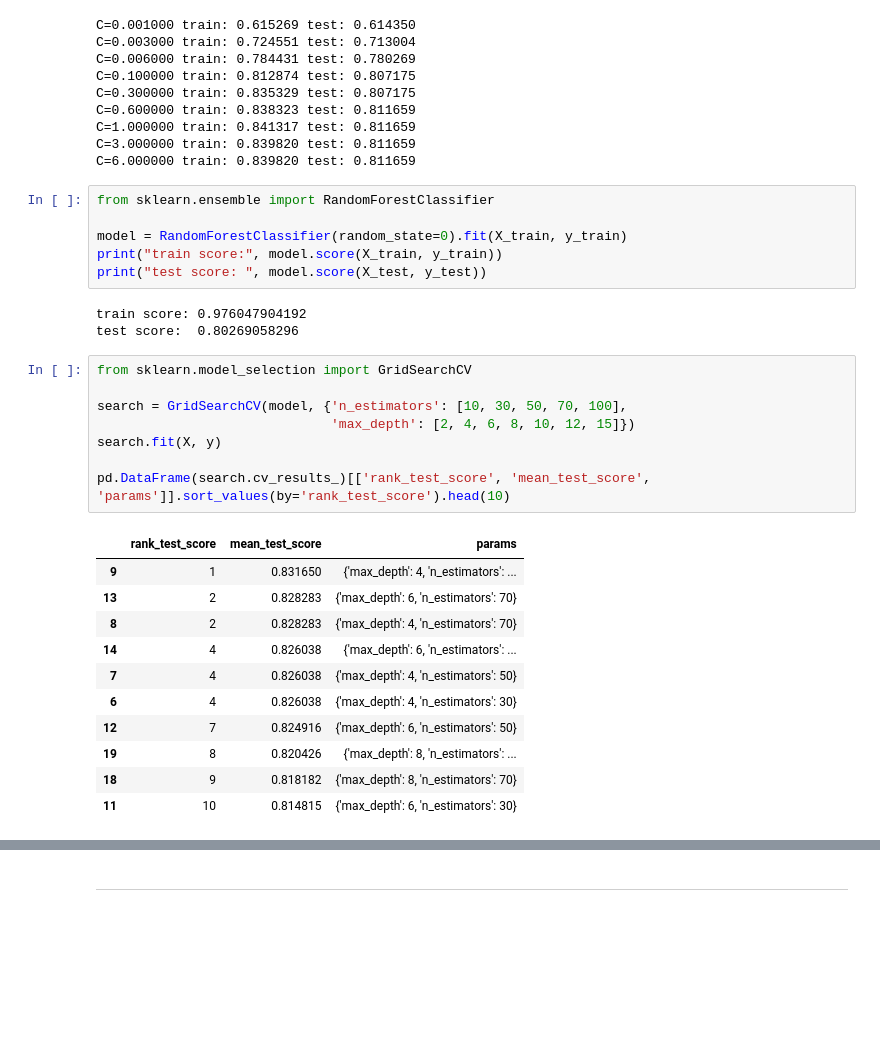
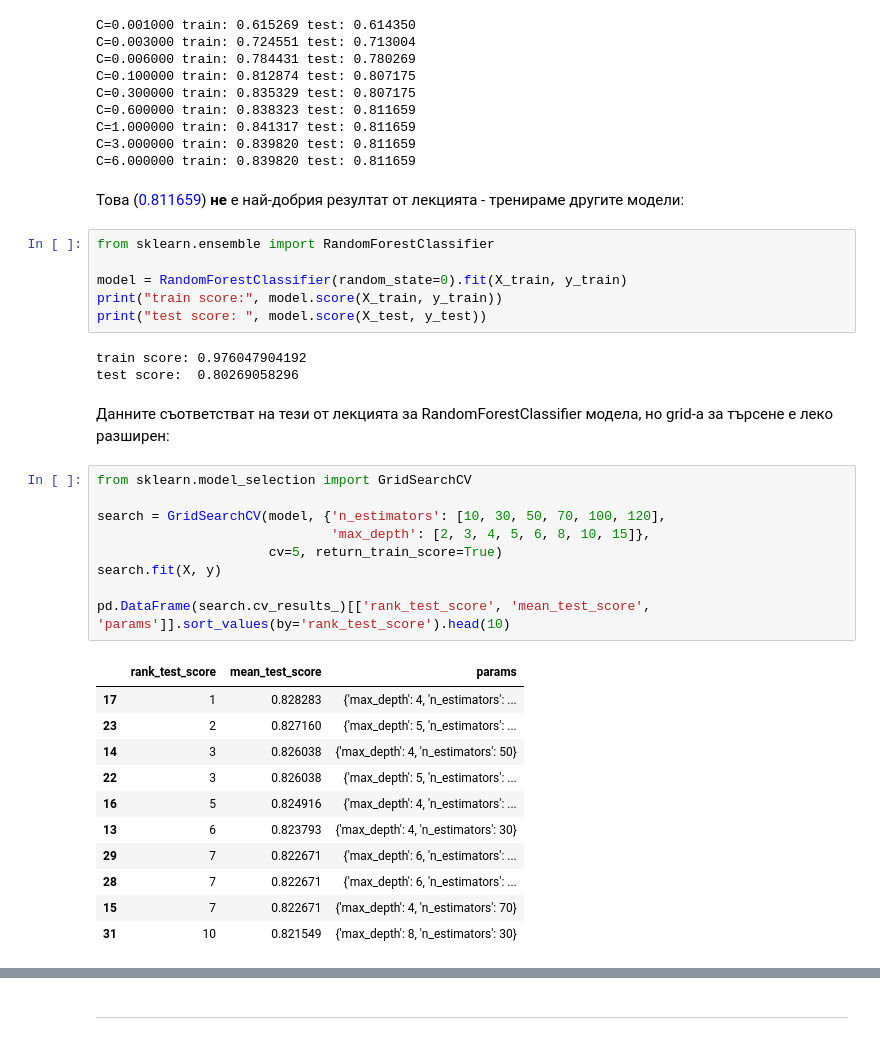
Before and after one commit to bobev18/fmi-ml-hw, a Jupyter notebook: titanic.ipynb, the cells around one changed output, grey strips where cells are left out. Drawn from its saved outputs; the diff is of its cells as text; blank space fills up the shorter version.

Commit message:
on titanic -- adds text explanations; adds few more grid searches on various models; adds manual cross validation score in few places

```diff
--- a/titanic.ipynb
+++ b/titanic.ipynb
@@ -236,6 +154,8 @@ C=0.600000 train: 0.838323 test: 0.811659
 C=1.000000 train: 0.841317 test: 0.811659
 C=3.000000 train: 0.839820 test: 0.811659
 C=6.000000 train: 0.839820 test: 0.811659
+# %% [markdown]
+Това (<span style="color:blue">0.811659</span>) **не** е най-добрия резултат от лекцията - тренираме другите модели:
 # %%
 from sklearn.ensemble import RandomForestClassifier
 
@@ -245,24 +165,27 @@ print("test score: ", model.score(X_test, y_test))
 # %% [output]
 train score: 0.976047904192
 test score:  0.80269058296
+# %% [markdown]
+Данните съответстват на тези от лекцията за RandomForestClassifier модела, но grid-а за търсене е леко разширен:
 # %%
 from sklearn.model_selection import GridSearchCV
 
-search = GridSearchCV(model, {'n_estimators': [10, 30, 50, 70, 100],
-                              'max_depth': [2, 4, 6, 8, 10, 12, 15]})
+search = GridSearchCV(model, {'n_estimators': [10, 30, 50, 70, 100, 120],
+                              'max_depth': [2, 3, 4, 5, 6, 8, 10, 15]},
+                      cv=5, return_train_score=True)
 search.fit(X, y)
 
 pd.DataFrame(search.cv_results_)[['rank_test_score', 'mean_test_score', 'params']].sort_values(by='rank_test_score').head(10)
 # %% [output]
 |  | rank_test_score | mean_test_score | params |
-| 9 | 1 | 0.831650 | {'max_depth': 4, 'n_estimators': ... |
-| 13 | 2 | 0.828283 | {'max_depth': 6, 'n_estimators': 70} |
-| 8 | 2 | 0.828283 | {'max_depth': 4, 'n_estimators': 70} |
-| 14 | 4 | 0.826038 | {'max_depth': 6, 'n_estimators': ... |
-| 7 | 4 | 0.826038 | {'max_depth': 4, 'n_estimators': 50} |
-| 6 | 4 | 0.826038 | {'max_depth': 4, 'n_estimators': 30} |
-| 12 | 7 | 0.824916 | {'max_depth': 6, 'n_estimators': 50} |
-| 19 | 8 | 0.820426 | {'max_depth': 8, 'n_estimators': ... |
-| 18 | 9 | 0.818182 | {'max_depth': 8, 'n_estimators': 70} |
-| 11 | 10 | 0.814815 | {'max_depth': 6, 'n_estimators': 30} |
+| 17 | 1 | 0.828283 | {'max_depth': 4, 'n_estimators': ... |
+| 23 | 2 | 0.827160 | {'max_depth': 5, 'n_estimators': ... |
+| 14 | 3 | 0.826038 | {'max_depth': 4, 'n_estimators': 50} |
+| 22 | 3 | 0.826038 | {'max_depth': 5, 'n_estimators': ... |
+| 16 | 5 | 0.824916 | {'max_depth': 4, 'n_estimators': ... |
+| 13 | 6 | 0.823793 | {'max_depth': 4, 'n_estimators': 30} |
+| 29 | 7 | 0.822671 | {'max_depth': 6, 'n_estimators': ... |
+| 28 | 7 | 0.822671 | {'max_depth': 6, 'n_estimators': ... |
+| 15 | 7 | 0.822671 | {'max_depth': 4, 'n_estimators': 70} |
+| 31 | 10 | 0.821549 | {'max_depth': 8, 'n_estimators': 30} |
 # %%
```
Also changed, not shown: parts of 77 cells of this notebook.
